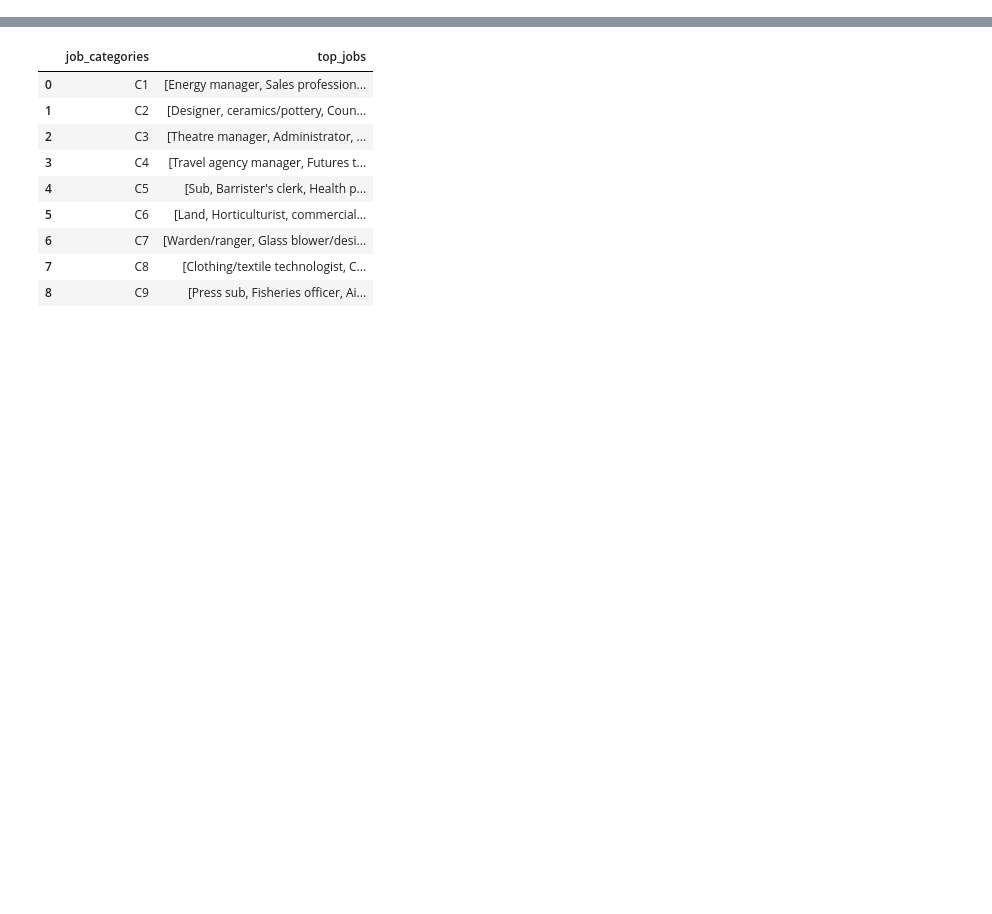
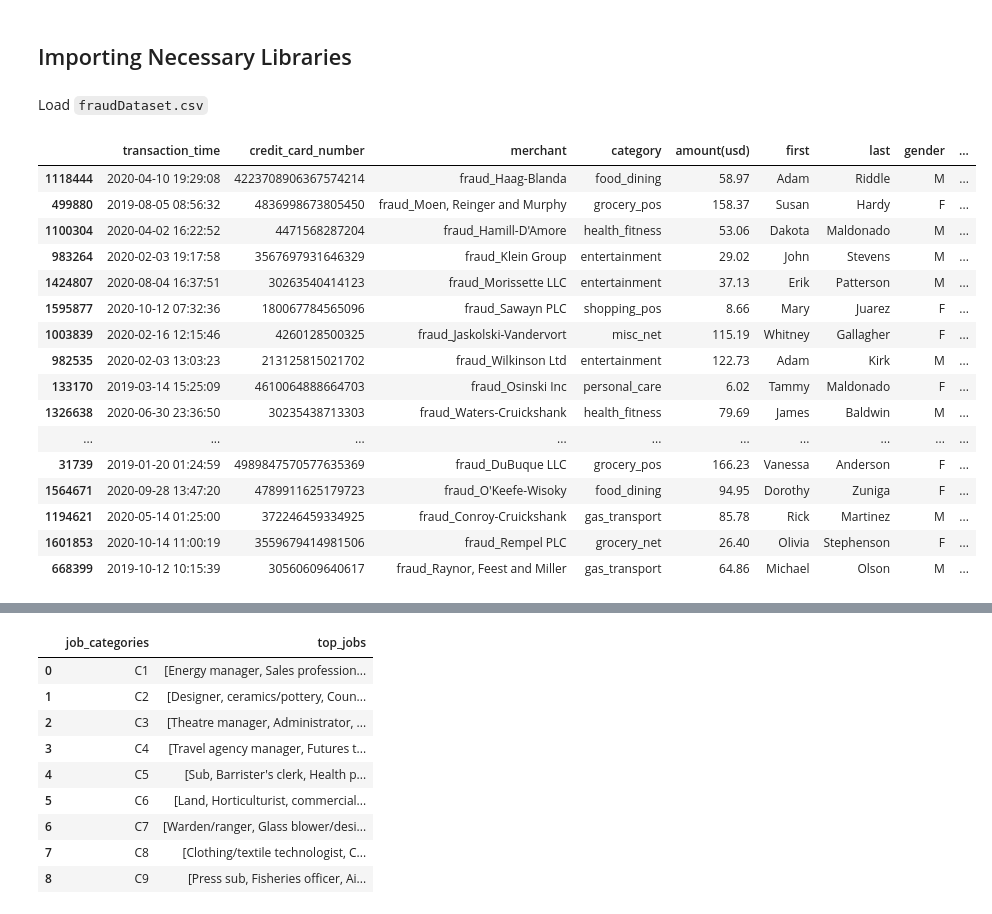
Before and after one commit to saxyrinchen/bt4012_project, a Jupyter notebook: job_categories_classification.ipynb, the cells around one changed output, grey strips where cells are left out. Cells and saved outputs as stored; diff of their text form; code cells hidden in the pictures; blank space fills up the shorter version.

```diff
--- a/job_categories_classification.ipynb
+++ b/job_categories_classification.ipynb
@@ -0,0 +10,34 @@
+# %% [markdown]
+## Importing Necessary Libraries
+# %%
+from transformers import pipeline
+import pandas as pd
+from IPython.display import display
+
+pd.set_option('display.max_rows', None)
+pd.set_option('display.max_columns', None)
+pd.set_option('display.width', None)
+pd.set_option('display.max_colwidth', None)
+# %% [markdown]
+Load `fraudDataset.csv`
+# %%
+df = pd.read_csv('../fraudDataset.csv').iloc[:,1:].sample(20)
+df
+# %% [output]
+|  | transaction_time | credit_card_number | merchant | category | amount(usd) | first | last | gender | ... |
+| 1118444 | 2020-04-10 19:29:08 | 4223708906367574214 | fraud_Haag-Blanda | food_dining | 58.97 | Adam | Riddle | M | ... |
+| 499880 | 2019-08-05 08:56:32 | 4836998673805450 | fraud_Moen, Reinger and Murphy | grocery_pos | 158.37 | Susan | Hardy | F | ... |
+| 1100304 | 2020-04-02 16:22:52 | 4471568287204 | fraud_Hamill-D'Amore | health_fitness | 53.06 | Dakota | Maldonado | M | ... |
+| 983264 | 2020-02-03 19:17:58 | 3567697931646329 | fraud_Klein Group | entertainment | 29.02 | John | Stevens | M | ... |
+| 1424807 | 2020-08-04 16:37:51 | 30263540414123 | fraud_Morissette LLC | entertainment | 37.13 | Erik | Patterson | M | ... |
+| 1595877 | 2020-10-12 07:32:36 | 180067784565096 | fraud_Sawayn PLC | shopping_pos | 8.66 | Mary | Juarez | F | ... |
+| 1003839 | 2020-02-16 12:15:46 | 4260128500325 | fraud_Jaskolski-Vandervort | misc_net | 115.19 | Whitney | Gallagher | F | ... |
+| 982535 | 2020-02-03 13:03:23 | 213125815021702 | fraud_Wilkinson Ltd | entertainment | 122.73 | Adam | Kirk | M | ... |
+| 133170 | 2019-03-14 15:25:09 | 4610064888664703 | fraud_Osinski Inc | personal_care | 6.02 | Tammy | Maldonado | F | ... |
+| 1326638 | 2020-06-30 23:36:50 | 30235438713303 | fraud_Waters-Cruickshank | health_fitness | 79.69 | James | Baldwin | M | ... |
+| ... | ... | ... | ... | ... | ... | ... | ... | ... | ... |
+| 31739 | 2019-01-20 01:24:59 | 4989847570577635369 | fraud_DuBuque LLC | grocery_pos | 166.23 | Vanessa | Anderson | F | ... |
+| 1564671 | 2020-09-28 13:47:20 | 4789911625179723 | fraud_O'Keefe-Wisoky | food_dining | 94.95 | Dorothy | Zuniga | F | ... |
+| 1194621 | 2020-05-14 01:25:00 | 372246459334925 | fraud_Conroy-Cruickshank | gas_transport | 85.78 | Rick | Martinez | M | ... |
+| 1601853 | 2020-10-14 11:00:19 | 3559679414981506 | fraud_Rempel PLC | grocery_net | 26.40 | Olivia | Stephenson | F | ... |
+| 668399 | 2019-10-12 10:15:39 | 30560609640617 | fraud_Raynor, Feest and Miller | gas_transport | 64.86 | Michael | Olson | M | ... |
```
Also changed, not shown: parts of 15 cells of this notebook, 1 other file.
